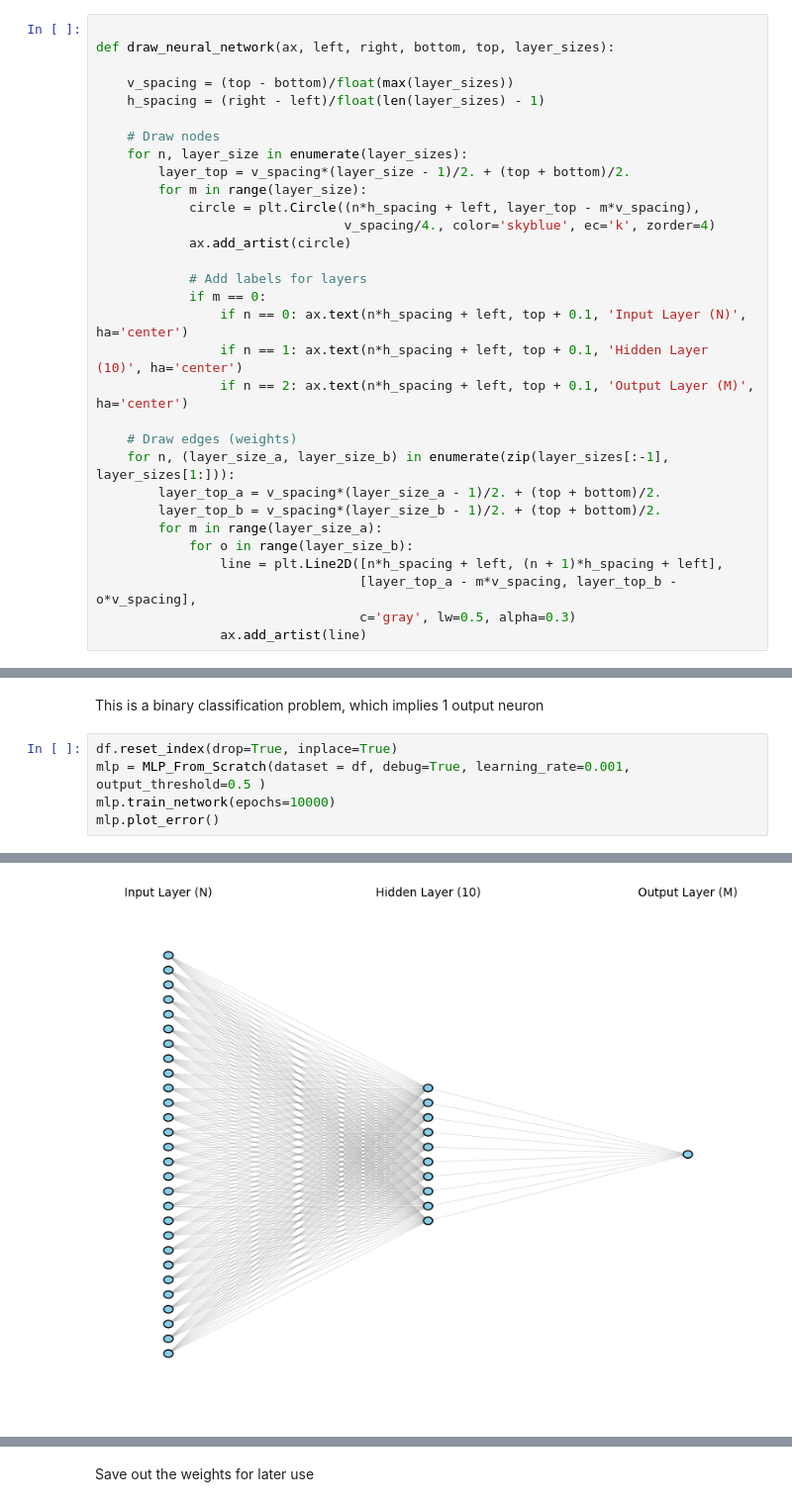
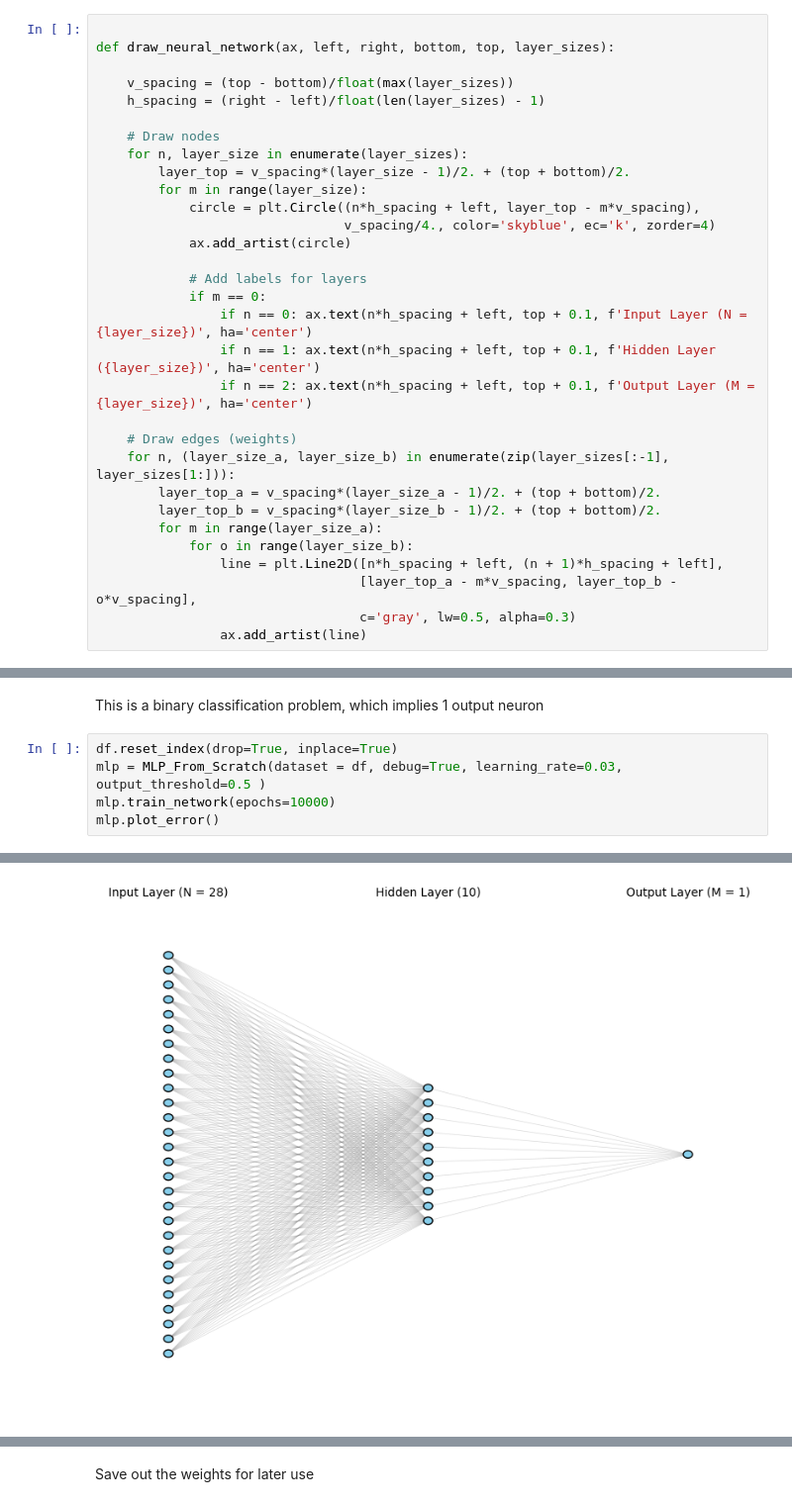
Before and after one commit to daemonchild/cardiffmet-dat6002-artificial-intelligence, a Jupyter notebook: assessment/part_2/2-From-Scratch-MLP.ipynb, the cells around one changed output, grey strips where cells are left out. Shown at 99% size. Cells and saved outputs as stored; diff of their text form.

```diff
--- a/assessment/part_2/2-From-Scratch-MLP.ipynb
+++ b/assessment/part_2/2-From-Scratch-MLP.ipynb
@@ -259,9 +259,9 @@ def draw_neural_network(ax, left, right, bottom, top, layer_sizes):
 
             # Add labels for layers
             if m == 0:
-                if n == 0: ax.text(n*h_spacing + left, top + 0.1, 'Input Layer (N)', ha='center')
-                if n == 1: ax.text(n*h_spacing + left, top + 0.1, 'Hidden Layer (10)', ha='center')
-                if n == 2: ax.text(n*h_spacing + left, top + 0.1, 'Output Layer (M)', ha='center')
+                if n == 0: ax.text(n*h_spacing + left, top + 0.1, f'Input Layer (N = {layer_size})', ha='center')
+                if n == 1: ax.text(n*h_spacing + left, top + 0.1, f'Hidden Layer ({layer_size})', ha='center')
+                if n == 2: ax.text(n*h_spacing + left, top + 0.1, f'Output Layer (M = {layer_size})', ha='center')
 
     # Draw edges (weights)
     for n, (layer_size_a, layer_size_b) in enumerate(zip(layer_sizes[:-1], layer_sizes[1:])):
@@ -720,23 +721,23 @@ class MLP_From_Scratch:
 This is a binary classification problem, which implies 1 output neuron
 # %%
 df.reset_index(drop=True, inplace=True)
-mlp = MLP_From_Scratch(dataset = df, debug=True, learning_rate=0.001, output_threshold=0.5 )
+mlp = MLP_From_Scratch(dataset = df, debug=True, learning_rate=0.03, output_threshold=0.5 )
 mlp.train_network(epochs=10000)
 mlp.plot_error()
 # %% [output]
 No Input Layer Neurons: 28
 No Input to Hidden Weights: 280
 No Hidden Layer Neurons: 10
 No Hidden Layer Biases: 10
 Hidden Layer Activation: relu
 No Hidden to Output Weights: 10
 No Output Layer Neurons: 1
 No Output Layer Biases: 1
 
 Training 'Yes' Ratio: 0.1170
 Validation 'Yes' Ratio: 0.1169
 Test 'Yes' Ratio: 0.1170
-[figure, old version]
+[figure, new version]
 Epoch: 0 -  Training Err: 0.6412  Validation Err: 0.5995 Loss: 1.8728 Hidden Weights Mean: 0.7720 Output Weights Mean: 0.6623
 Epoch: 100 -  Training Err: 0.2285  Validation Err: 0.2281 Loss: 0.4622 Hidden Weights Mean: 0.7659 Output Weights Mean: 0.5878
 Epoch: 200 -  Training Err: 0.2202  Validation Err: 0.2194 Loss: 0.4123 Hidden Weights Mean: 0.7636 Output Weights Mean: 0.5521
```
Also changed, not shown: parts of 2 cells of this notebook, 36 other files.
